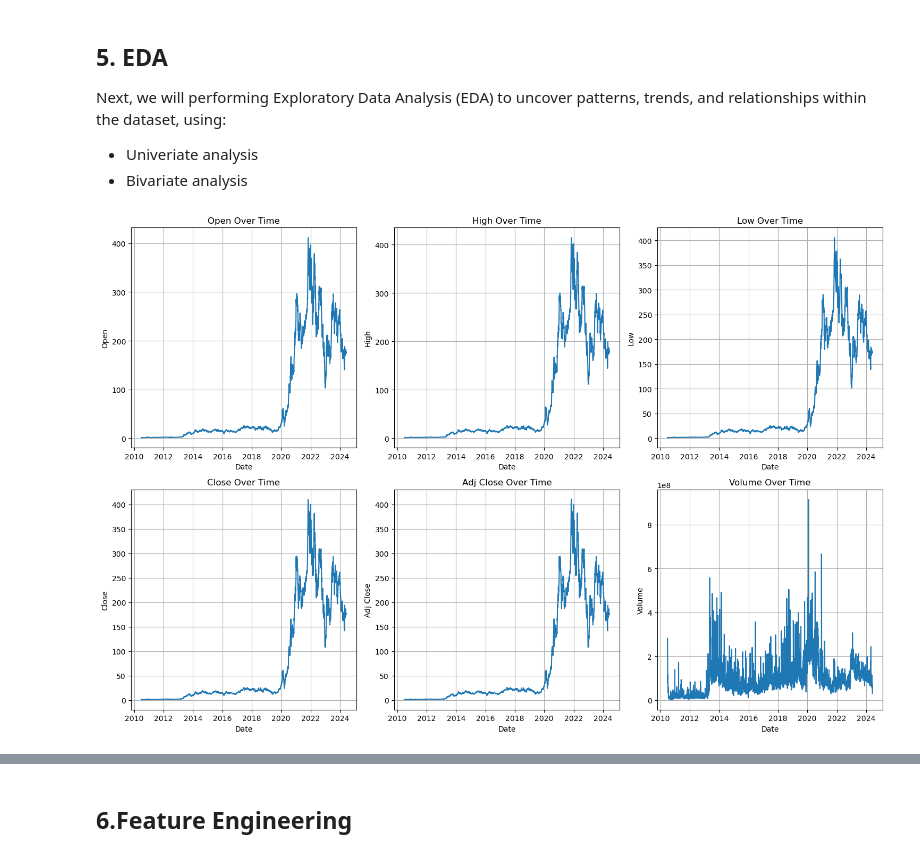
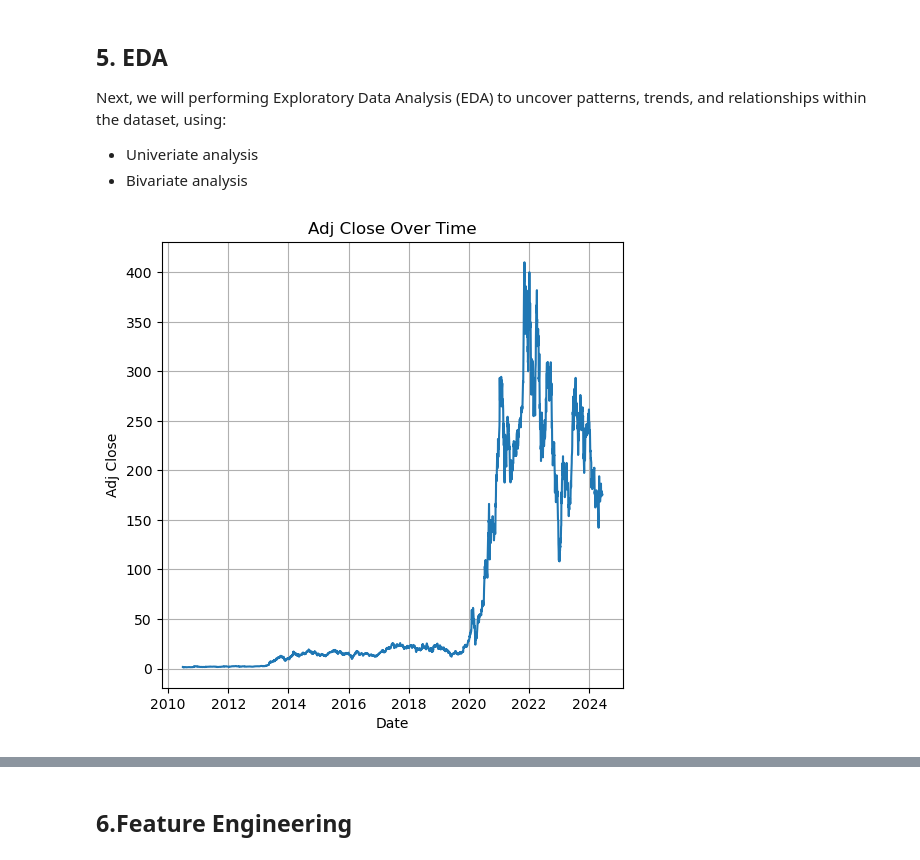
Before and after one commit to marionrion/teslaproject, a Jupyter notebook: Tesla.ipynb, the cells around one changed output, grey strips where cells are left out. Saved outputs shown, nothing was run; the diff lists cells and outputs as text; code cells hidden in the pictures.

```diff
--- a/Tesla.ipynb
+++ b/Tesla.ipynb
@@ -286,16 +286,17 @@ Next, we will performing Exploratory Data Analysis (EDA) to uncover patterns, tr
 # plt.show()
 # %%
 # Line Plots
-columns = ['Open', 'High', 'Low', 'Close', 'Adj Close', 'Volume']
+#columns = ['Open', 'High', 'Low', 'Close', 'Adj Close', 'Volume']
+columns = ['Adj Close']
 plt.figure(figsize=(15, 10))
 for i, column in enumerate(columns, 1):
     plt.subplot(2, 3, i)
     plt.plot(Tesla.index, Tesla[column])
     plt.title(f'{column} Over Time')
     plt.xlabel('Date')
     plt.ylabel(column)
     plt.grid(True)
 plt.tight_layout()
 plt.show()
 # %% [output]
-[figure, old version]
+[figure, new version]
```
Also changed, not shown: parts of 23 cells of this notebook.
